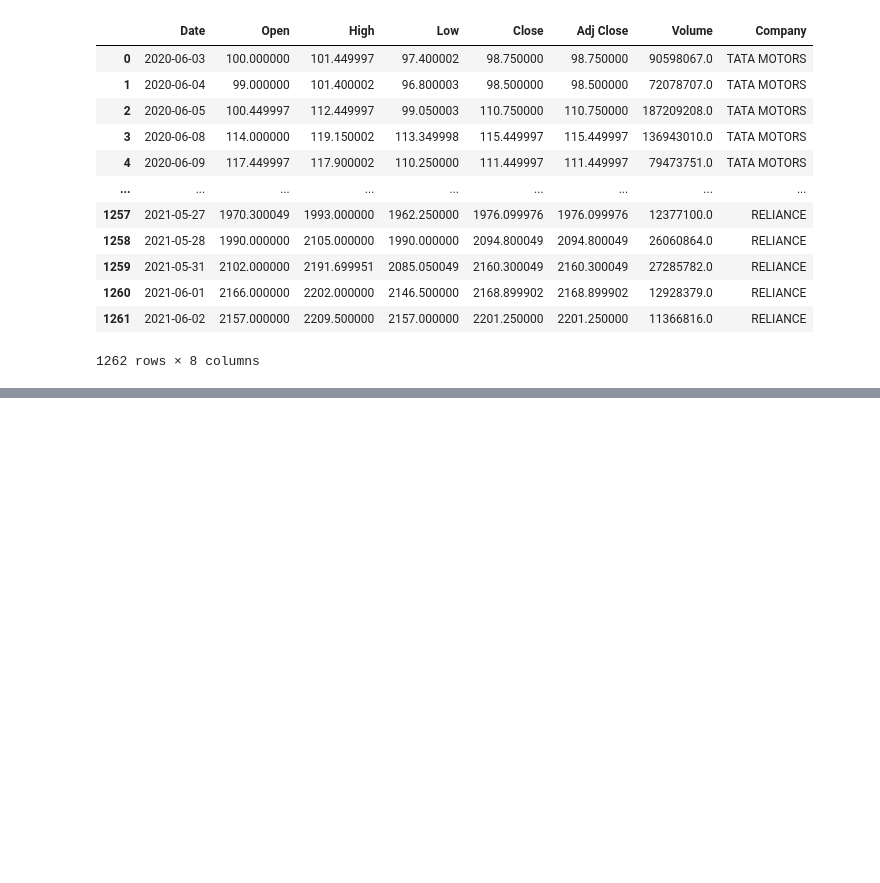
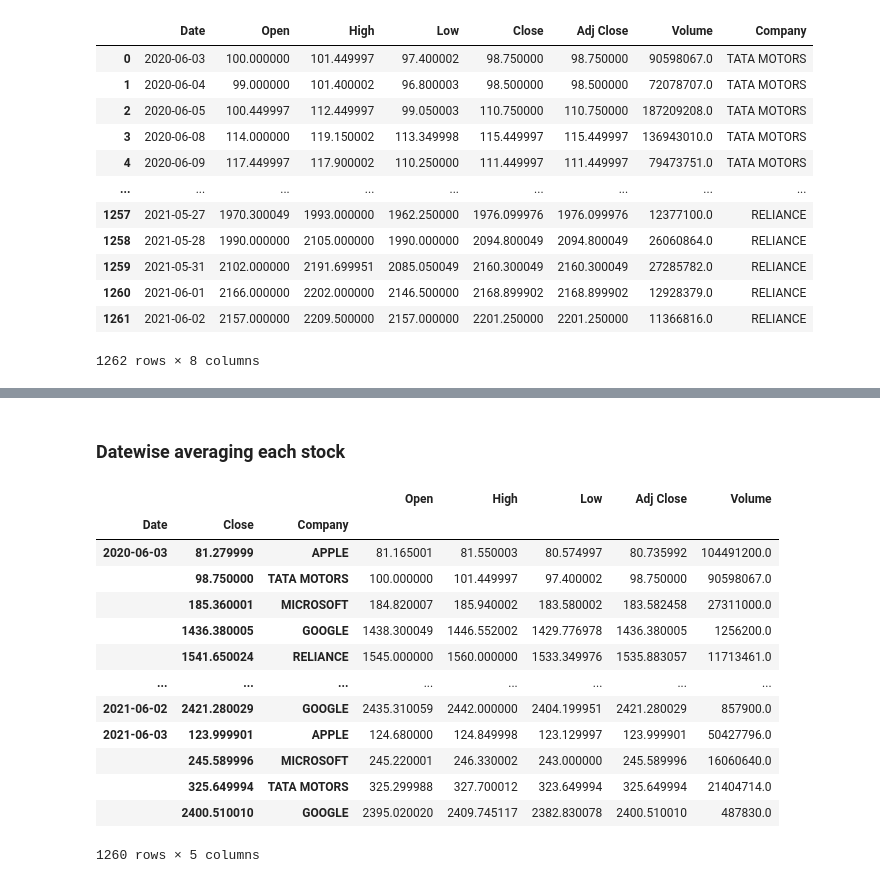
Before and after one commit to ParagD25/Plotting_Graph, a Jupyter notebook: Graph_Plotting.ipynb, the cells around one changed output, grey strips where cells are left out. Drawn from its saved outputs; the diff is of its cells as text; code cells hidden in the pictures; blank space fills up the shorter version.

```diff
--- a/Graph_Plotting.ipynb
+++ b/Graph_Plotting.ipynb
@@ -19,0 +47,20 @@ data
+# %% [markdown]
+### Datewise averaging each stock
+# %%
+stock=data.groupby(['Date','Close','Company']).mean()
+stock
+# %% [output]
+|  |  |  | Open | High | Low | Adj Close | Volume |
+| Date | Close | Company |  |  |  |  |  |
+| 2020-06-03 | 81.279999 | APPLE | 81.165001 | 81.550003 | 80.574997 | 80.735992 | 104491200.0 |
+|  | 98.750000 | TATA MOTORS | 100.000000 | 101.449997 | 97.400002 | 98.750000 | 90598067.0 |
+|  | 185.360001 | MICROSOFT | 184.820007 | 185.940002 | 183.580002 | 183.582458 | 27311000.0 |
+|  | 1436.380005 | GOOGLE | 1438.300049 | 1446.552002 | 1429.776978 | 1436.380005 | 1256200.0 |
+|  | 1541.650024 | RELIANCE | 1545.000000 | 1560.000000 | 1533.349976 | 1535.883057 | 11713461.0 |
+| ... | ... | ... | ... | ... | ... | ... | ... |
+| 2021-06-02 | 2421.280029 | GOOGLE | 2435.310059 | 2442.000000 | 2404.199951 | 2421.280029 | 857900.0 |
+| 2021-06-03 | 123.999901 | APPLE | 124.680000 | 124.849998 | 123.129997 | 123.999901 | 50427796.0 |
+|  | 245.589996 | MICROSOFT | 245.220001 | 246.330002 | 243.000000 | 245.589996 | 16060640.0 |
+|  | 325.649994 | TATA MOTORS | 325.299988 | 327.700012 | 323.649994 | 325.649994 | 21404714.0 |
+|  | 2400.510010 | GOOGLE | 2395.020020 | 2409.745117 | 2382.830078 | 2400.510010 | 487830.0 |
+1260 rows × 5 columns
```
Also changed, not shown: parts of 11 cells of this notebook.
